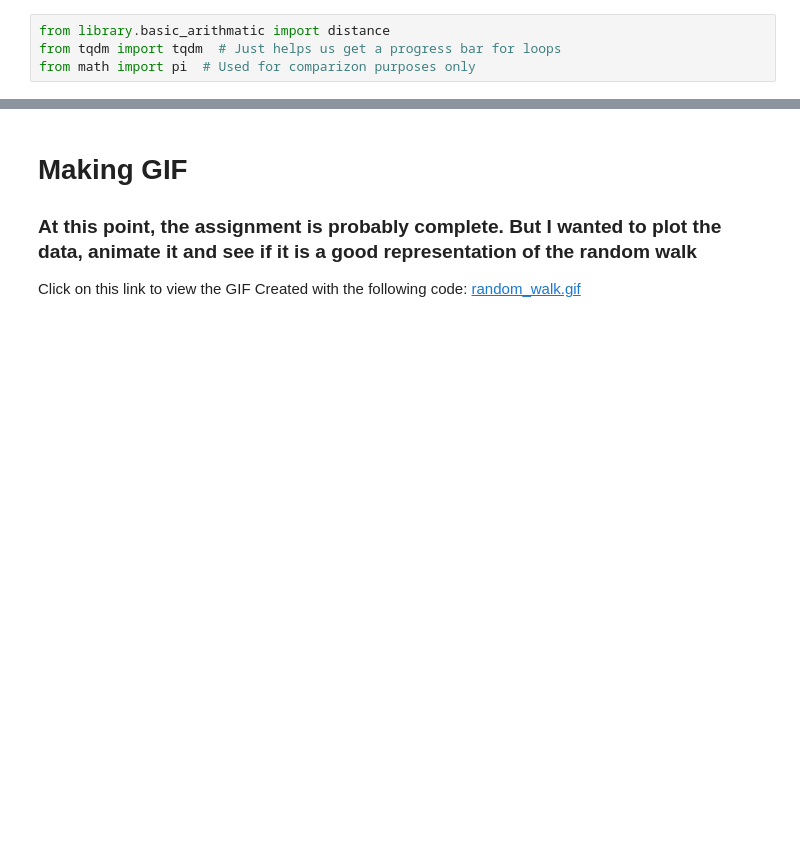
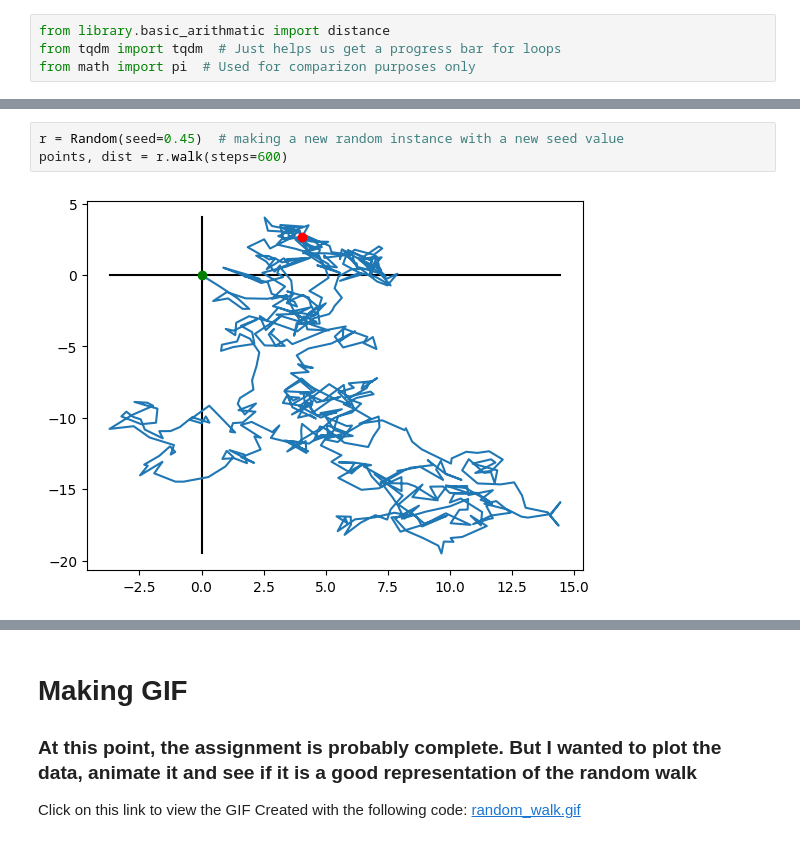
Before and after one commit to PeithonKing/comp_phys_P346, a Jupyter notebook: 2.assign2_rand.ipynb, the cells around one changed output, grey strips where cells are left out. Drawn from its saved outputs; the diff is of its cells as text; blank space fills up the shorter version.

```diff
--- a/2.assign2_rand.ipynb
+++ b/2.assign2_rand.ipynb
@@ -68,0 +70,5 @@ points, dist = random_walk(steps=900, seed=0.4)
+# %%
+r = Random(seed=0.45)  # making a new random instance with a new seed value
+points, dist = r.walk(steps=600)
+# %% [output]
+[figure, added]
```
Also changed, not shown: parts of 16 cells of this notebook, 18 other files.
